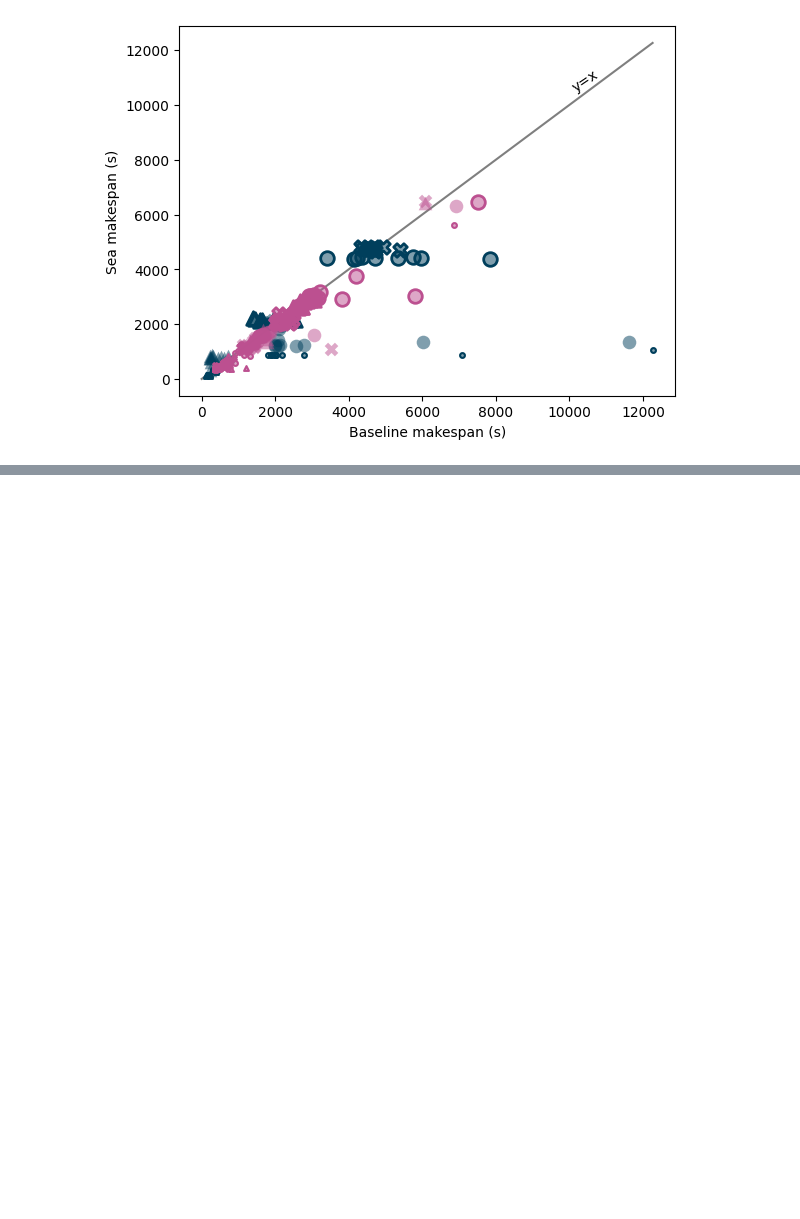
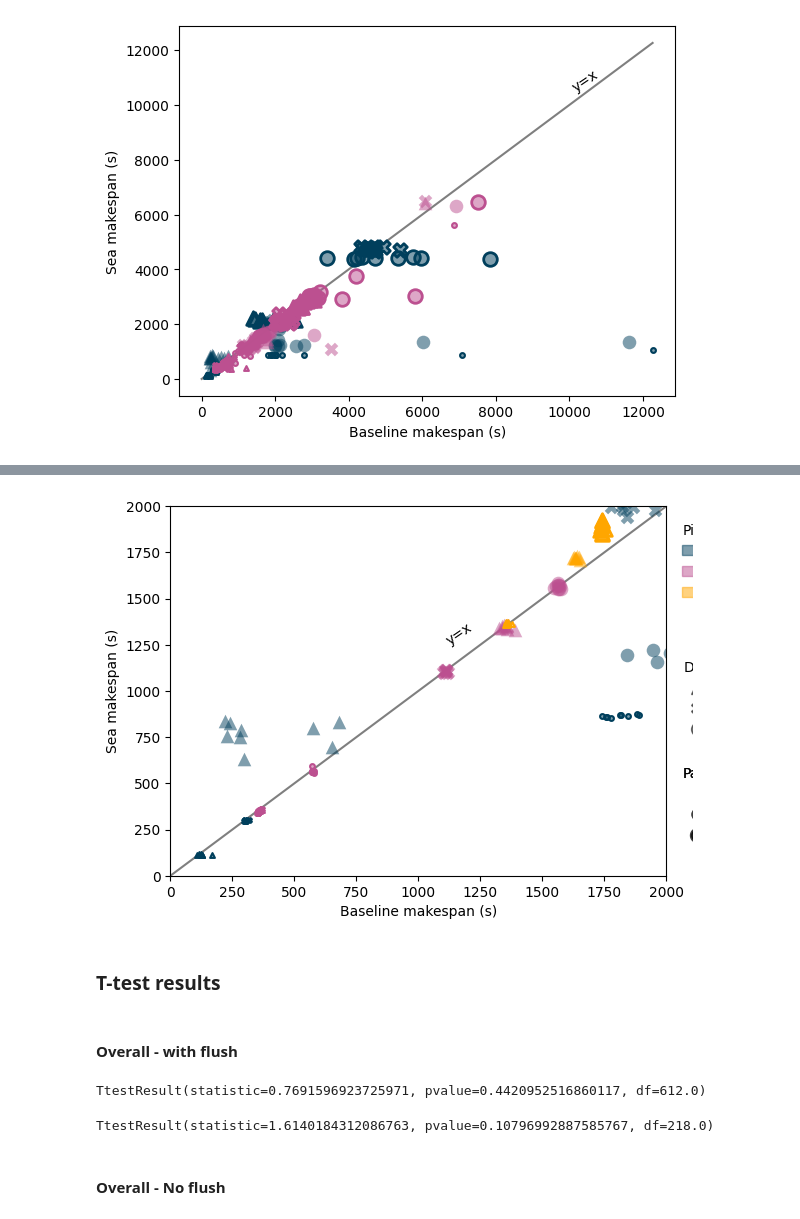
Before and after one commit to big-data-lab-team/Sea, a Jupyter notebook: paper/sea-neuro/results/figure_beluga.ipynb, the cells around one changed output, grey strips where cells are left out. Saved outputs shown, nothing was run; the diff lists cells and outputs as text; code cells hidden in the pictures; blank space fills up the shorter version.

Commit message:
Add missing T-test values

```diff
--- a/paper/sea-neuro/results/figure_beluga.ipynb
+++ b/paper/sea-neuro/results/figure_beluga.ipynb
@@ -147,0 +164,24 @@ feature_scatter(df_flush, zoom=True, fn='../figures/beluga_withflush_zoom_update
+# %%
+feature_scatter(df_noflush, zoom=True, fn='../figures/beluga_withflush_zoom_updated.pdf')
+# %% [output]
+[figure, added]
+# %% [markdown]
+### T-test results
+# %% [markdown]
+#### Overall - with flush
+# %%
+from scipy.stats import ttest_ind
+
+pipeline = 'spm'
+ttest_ind(df_flush.dropna().loc[df_flush['pipeline'] == pipeline]['makespan'],
+          df_flush.loc[df_flush['pipeline'] == pipeline].dropna()['sea_makespan'])
+# %% [output]
+TtestResult(statistic=0.7691596923725971, pvalue=0.4420952516860117, df=612.0)
+# %%
+pipeline = 'afni'
+ttest_ind(df_flush.dropna().loc[df_flush['pipeline'] == pipeline]['makespan'],
+          df_flush.loc[df_flush['pipeline'] == pipeline].dropna()['sea_makespan'])
+# %% [output]
+TtestResult(statistic=1.6140184312086763, pvalue=0.10796992887585767, df=218.0)
+# %% [markdown]
+#### Overall - No flush
```
Also changed, not shown: parts of 24 cells of this notebook, 1 other file.
